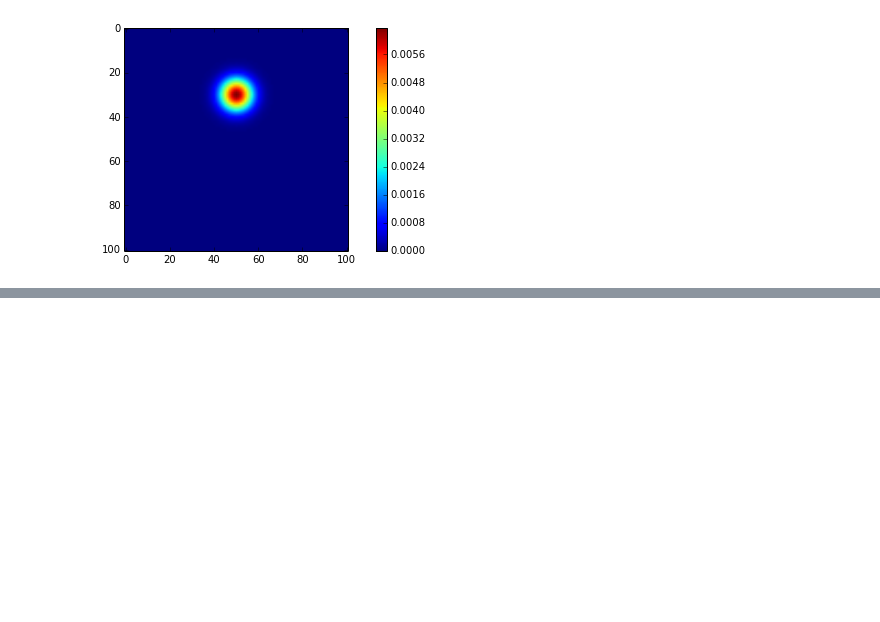
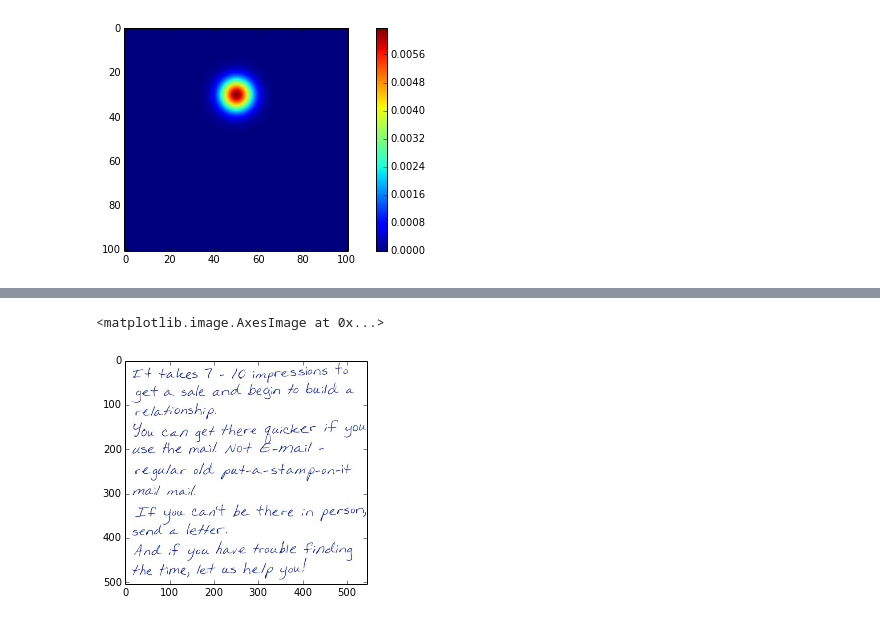
Before and after one commit to emptyr1/MediaSignalProcessing, a Jupyter notebook: HW5.ipynb, the cells around one changed output, grey strips where cells are left out. Saved outputs shown, nothing was run; the diff lists cells and outputs as text; code cells hidden in the pictures; blank space fills up the shorter version.

```diff
--- a/HW5.ipynb
+++ b/HW5.ipynb
@@ -44,0 +64,8 @@ RuntimeError: filter weights array has incorrect shape.
+# %%
+import urllib
+urllib.urlretrieve("http://www.metisgroup.com/images/sample_note.jpg", "data/rock.jpg")
+img2 = imread('data/rock.jpg')
+imshow(img2, cmap = cm.gray)
+# %% [output]
+<matplotlib.image.AxesImage at 0x...>
+[figure, added]
```
Also changed, not shown: parts of 6 cells of this notebook, 2 other files.
